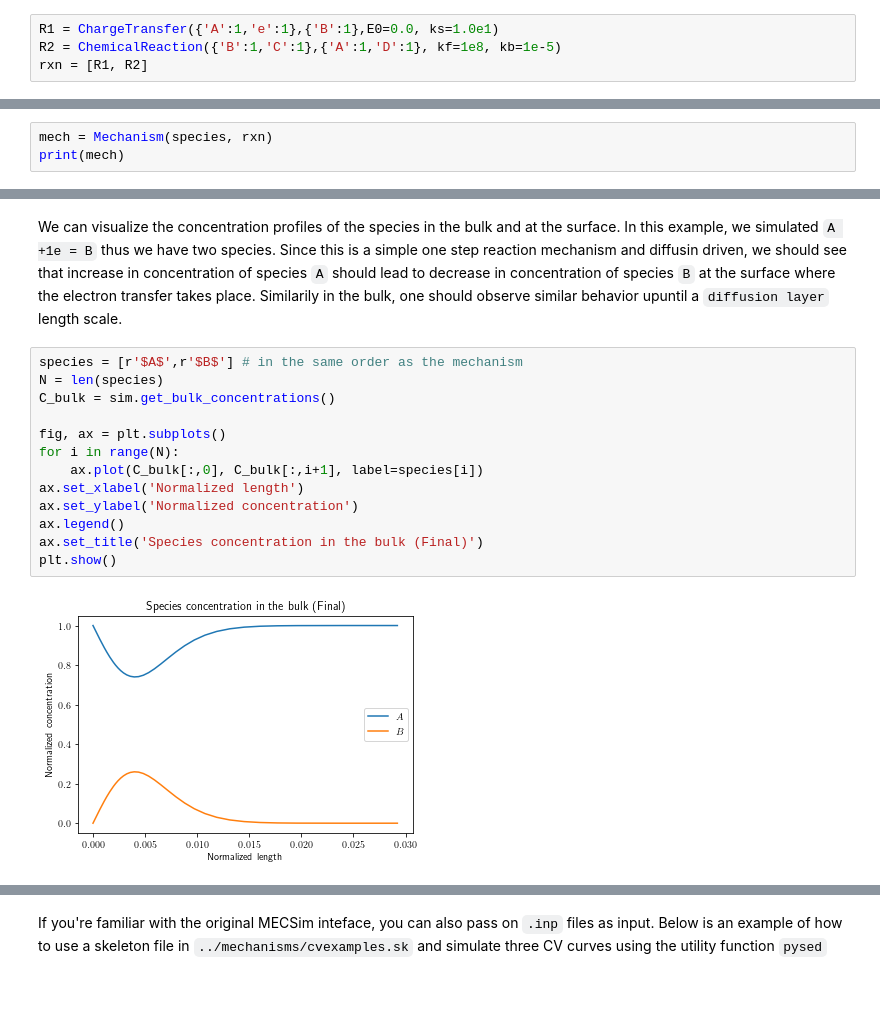
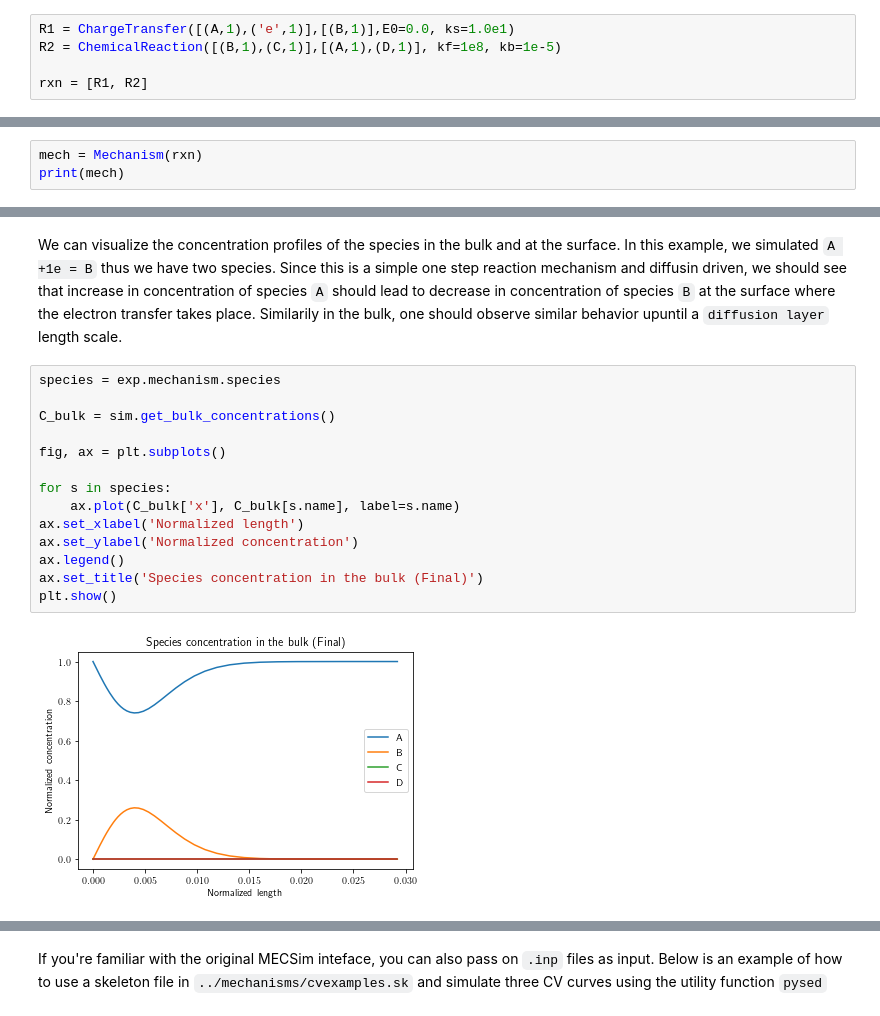
Before and after one commit to kiranvad/pyMECSim, a Jupyter notebook: notebooks/Cyclic Voltammetry Simulation Example for Single Electron Transfer Mechanism.ipynb, the cells around one changed output, grey strips where cells are left out. Cells and saved outputs as stored; diff of their text form.

Commit message:
fix concentration profile plots and clean up repo

```diff
--- a/notebooks/Cyclic Voltammetry Simulation Example for Single Electron Transfer Mechanism.ipynb
+++ b/notebooks/Cyclic Voltammetry Simulation Example for Single Electron Transfer Mechanism.ipynb
@@ -26,12 +26,13 @@ species = [A, B, C, D]
 # %% [markdown]
 ## 2. Create two reactions of the species generated above
 # %%
-R1 = ChargeTransfer({'A':1,'e':1},{'B':1},E0=0.0, ks=1.0e1)
-R2 = ChemicalReaction({'B':1,'C':1},{'A':1,'D':1}, kf=1e8, kb=1e-5)
+R1 = ChargeTransfer([(A,1),('e',1)],[(B,1)],E0=0.0, ks=1.0e1)
+R2 = ChemicalReaction([(B,1),(C,1)],[(A,1),(D,1)], kf=1e8, kb=1e-5)
+
 rxn = [R1, R2]
 # %% [markdown]
 ## 3. Make a mechanism out of the created reactions and species
 # %%
-mech = Mechanism(species, rxn)
+mech = Mechanism(rxn)
 print(mech)
 # %% [output]
@@ -54,18 +56,19 @@ plt.show()
 # %% [markdown]
 We can visualize the concentration profiles of the species in the bulk and at the surface. In this example, we simulated `A +1e = B` thus we have two species. Since this is a simple one step reaction mechanism and diffusin driven, we should see that increase in concentration of species `A` should lead to decrease in concentration of species `B` at the surface where the electron transfer takes place. Similarily in the bulk, one should observe similar behavior upuntil a `diffusion layer` length scale.
 # %%
-species = [r'$A$',r'$B$'] # in the same order as the mechanism
-N = len(species)
+species = exp.mechanism.species
+
 C_bulk = sim.get_bulk_concentrations()
 
 fig, ax = plt.subplots()
-for i in range(N):
-    ax.plot(C_bulk[:,0], C_bulk[:,i+1], label=species[i])
+
+for s in species:
+    ax.plot(C_bulk['x'], C_bulk[s.name], label=s.name)
 ax.set_xlabel('Normalized length')
 ax.set_ylabel('Normalized concentration')
 ax.legend()
 ax.set_title('Species concentration in the bulk (Final)')
 plt.show()
 # %% [output]
-[figure, old version]
+[figure, new version]
 # %%
```
Also changed, not shown: parts of 4 cells of this notebook, 4 other files.
